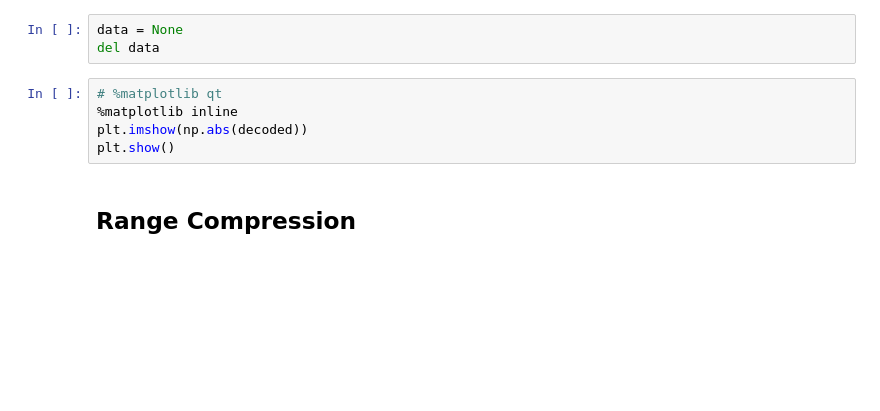
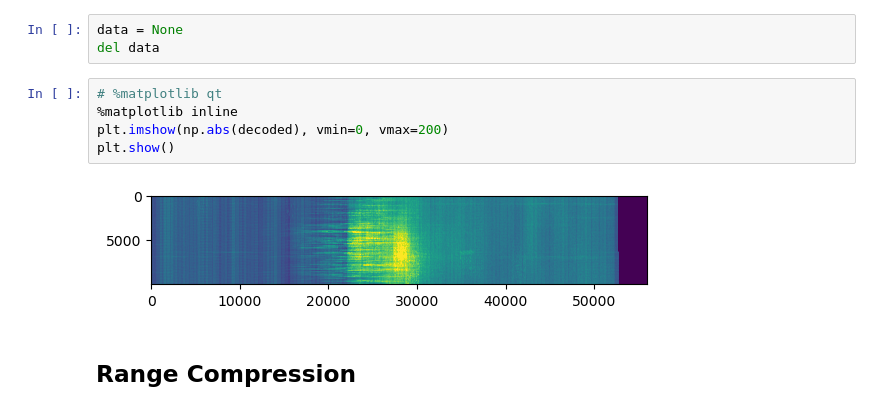
Before and after one commit to AndrewPlayer3/sar_processing, a Jupyter notebook: nisar_level0/nisar-eval.ipynb, the cells around one changed output. Cells and saved outputs as stored; diff of their text form; blank space fills up the shorter version.

Commit message:
inline figures

```diff
--- a/nisar_level0/nisar-eval.ipynb
+++ b/nisar_level0/nisar-eval.ipynb
@@ -88,8 +88,10 @@ del data
 # %%
 # %matplotlib qt
 %matplotlib inline
-plt.imshow(np.abs(decoded))
+plt.imshow(np.abs(decoded), vmin=0, vmax=200)
 plt.show()
+# %% [output]
+[figure, added]
 # %% [markdown]
 ## Range Compression
 # %%
```
Also changed, not shown: parts of 7 cells of this notebook.
